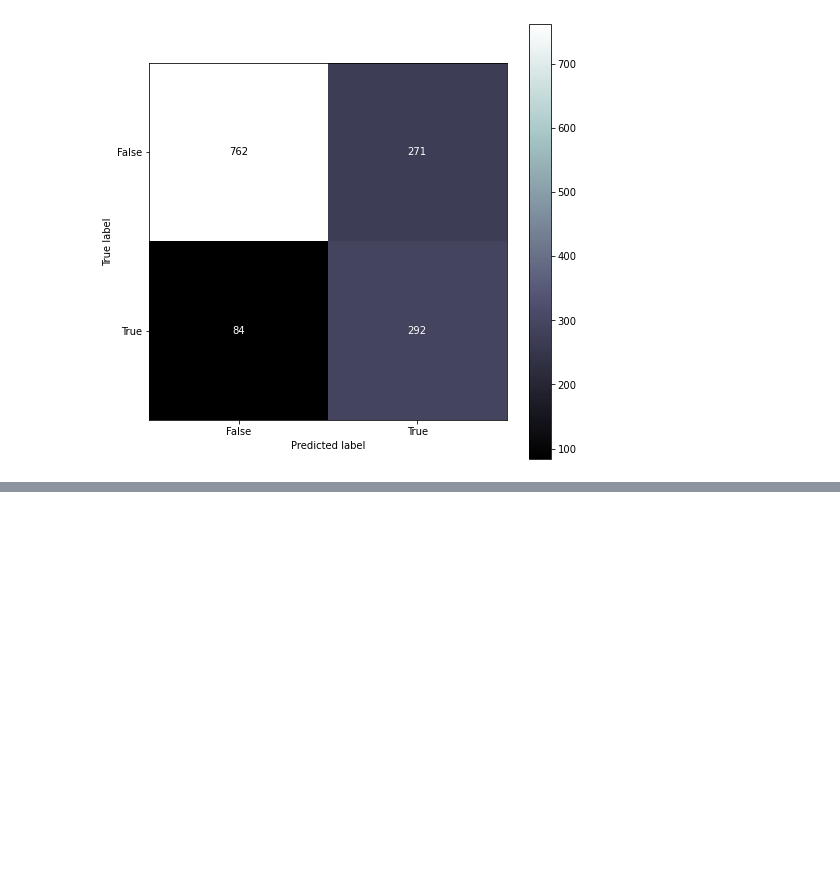
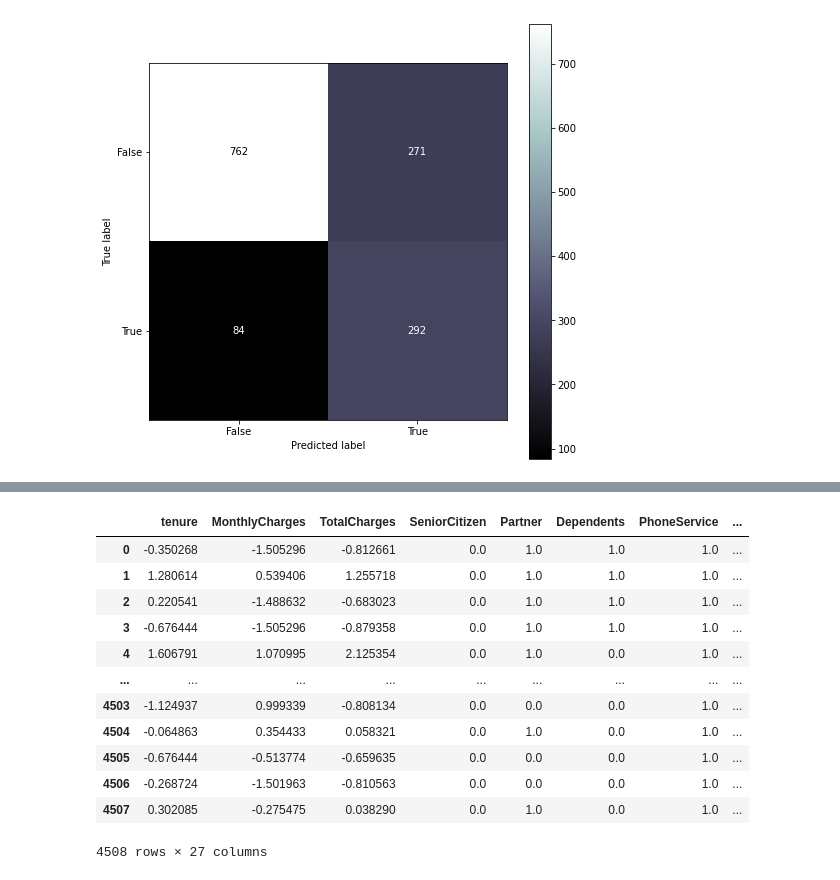
Before and after one commit to Jeff-ChenFan-Wang/TelecomChurnAnalysis, a Jupyter notebook: Model.ipynb, the cells around one changed output, grey strips where cells are left out. Drawn from its saved outputs; the diff is of its cells as text; code cells hidden in the pictures; blank space fills up the shorter version.

```diff
--- a/Model.ipynb
+++ b/Model.ipynb
@@ -107,0 +113,7 @@ ConfusionMatrixDisplay.from_estimator(log_reg,log_x_test,y_test,cmap='bone',ax=a
+# %%
+knn = KNeighborsClassifier()
+# %%
+kfold = StratifiedKFold(n_splits=5, shuffle=True, random_state=RANDOM_SEED)
+gsCv = GridSearchCV(knn,{'n_neighbors':[20,30,40,50,60]},scoring='roc_auc',cv=kfold)
+# %%
+gsCv.fit(log_x_train,y_train)
@@ -107,0 +135,16 @@ ConfusionMatrixDisplay.from_estimator(log_reg,log_x_test,y_test,cmap='bone',ax=a
+# %%
+pd.DataFrame(log_x_train[fold[0]].todense(),columns=log_pipe.get_feature_names_out())
+# %% [output]
+|  | tenure | MonthlyCharges | TotalCharges | SeniorCitizen | Partner | Dependents | PhoneService | ... |
+| 0 | -0.350268 | -1.505296 | -0.812661 | 0.0 | 1.0 | 1.0 | 1.0 | ... |
+| 1 | 1.280614 | 0.539406 | 1.255718 | 0.0 | 1.0 | 1.0 | 1.0 | ... |
+| 2 | 0.220541 | -1.488632 | -0.683023 | 0.0 | 1.0 | 1.0 | 1.0 | ... |
+| 3 | -0.676444 | -1.505296 | -0.879358 | 0.0 | 1.0 | 1.0 | 1.0 | ... |
+| 4 | 1.606791 | 1.070995 | 2.125354 | 0.0 | 1.0 | 0.0 | 1.0 | ... |
+| ... | ... | ... | ... | ... | ... | ... | ... | ... |
+| 4503 | -1.124937 | 0.999339 | -0.808134 | 0.0 | 0.0 | 0.0 | 1.0 | ... |
+| 4504 | -0.064863 | 0.354433 | 0.058321 | 0.0 | 1.0 | 0.0 | 1.0 | ... |
+| 4505 | -0.676444 | -0.513774 | -0.659635 | 0.0 | 0.0 | 0.0 | 1.0 | ... |
+| 4506 | -0.268724 | -1.501963 | -0.810563 | 0.0 | 0.0 | 0.0 | 1.0 | ... |
+| 4507 | 0.302085 | -0.275475 | 0.038290 | 0.0 | 1.0 | 0.0 | 1.0 | ... |
+4508 rows × 27 columns
```
Also changed, not shown: parts of 4 cells of this notebook.
